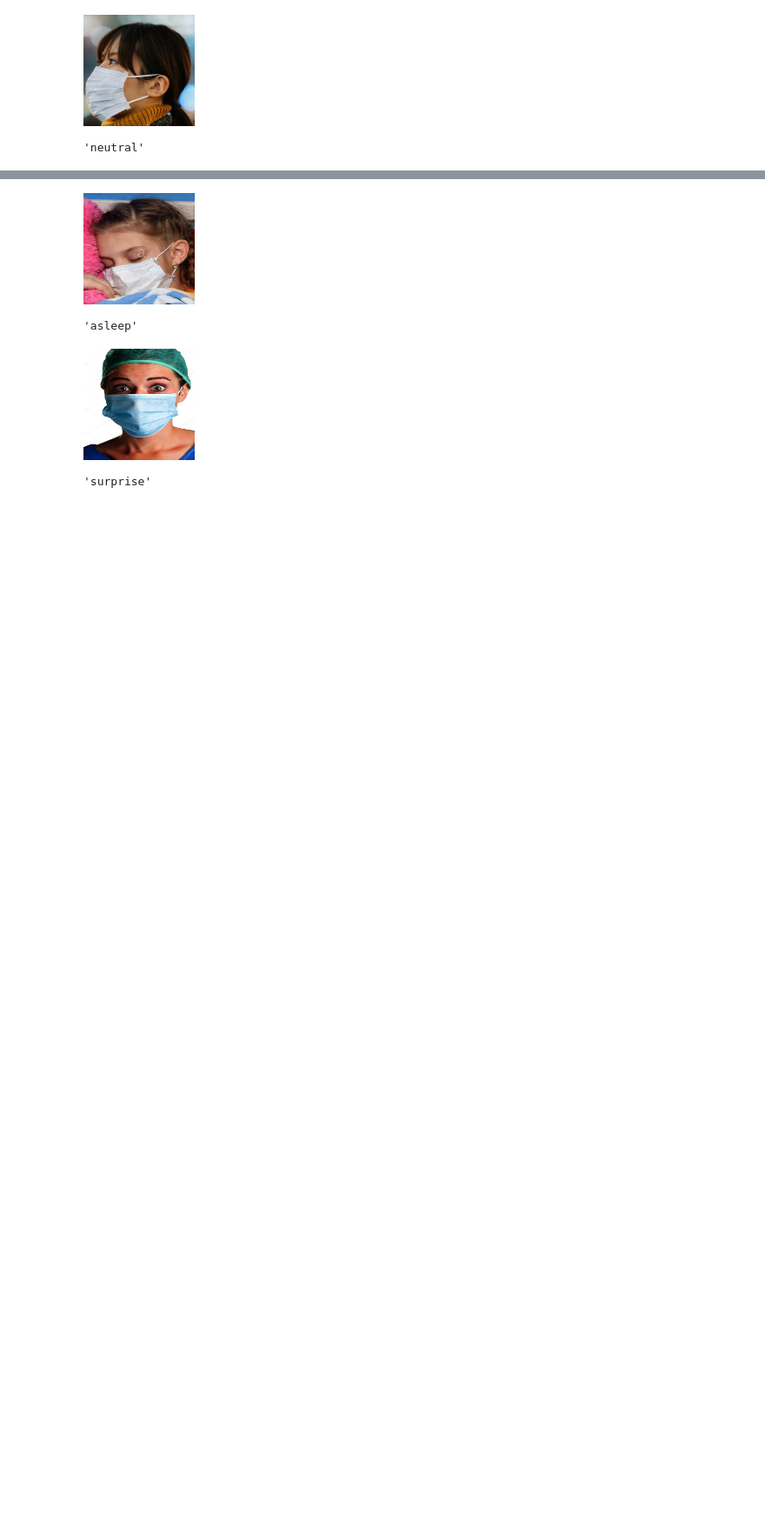
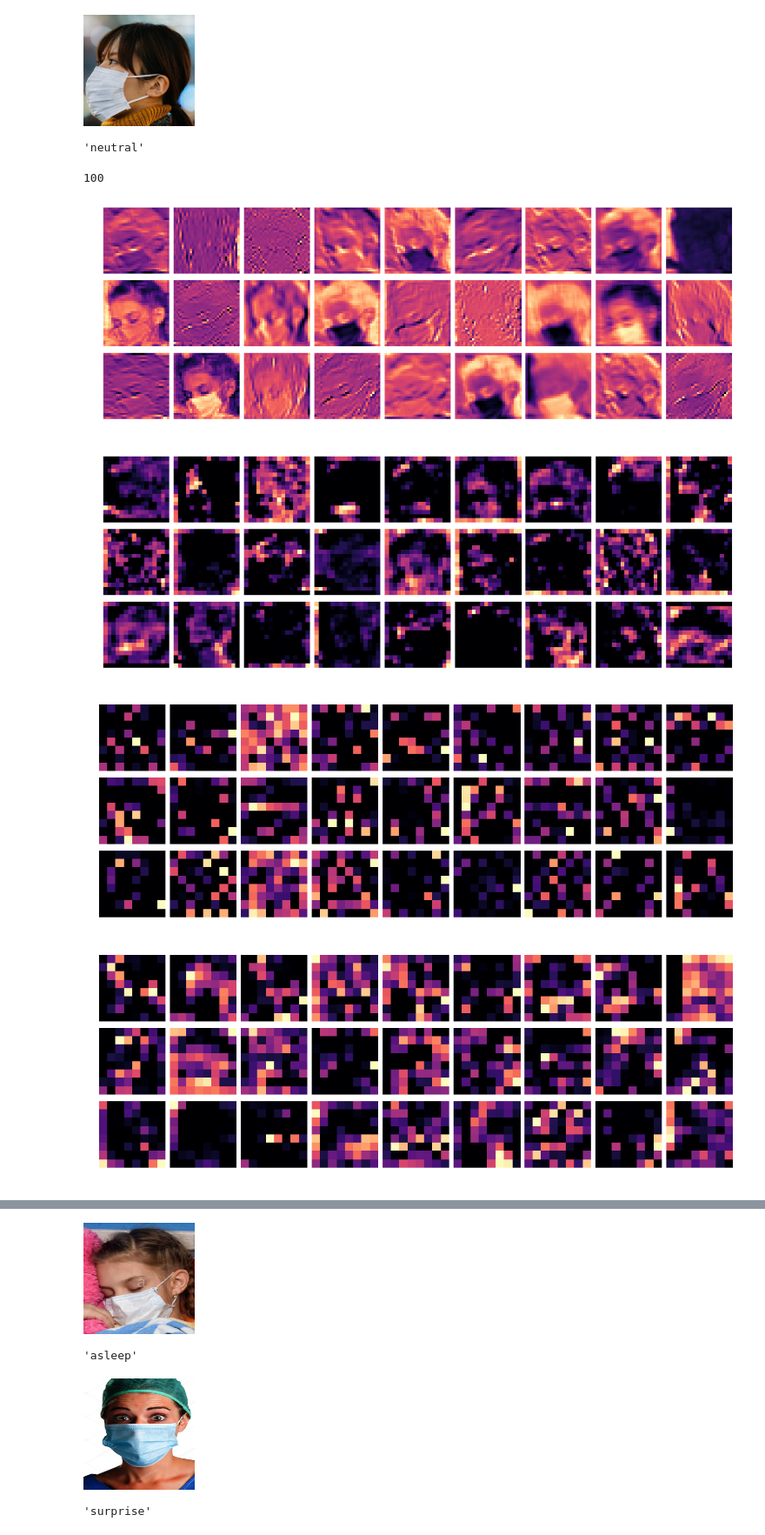
Before and after one commit to Fast-AI-Code/emotionFromMask, a Jupyter notebook: emotionMask.ipynb, the cells around one changed output, grey strips where cells are left out. Shown at 87% size. Cells and saved outputs as stored; diff of their text form; code cells hidden in the pictures; blank space fills up the shorter version.

```diff
--- a/emotionMask.ipynb
+++ b/emotionMask.ipynb
@@ -101,3 +147,13 @@ open_image(path / "test/img1.jpg").resize(128)
 str(learn.predict(open_image(path / "test/img1.jpg"))[0])
 # %% [output]
 'neutral'
+# %%
+create_layer_vis(
+    learn.model, path / "test/img2.jpg",
+)
+# %% [output]
+100
+[figure, added]
+[figure, added]
+[figure, added]
+[figure, added]
```
Also changed, not shown: parts of 16 cells of this notebook.
